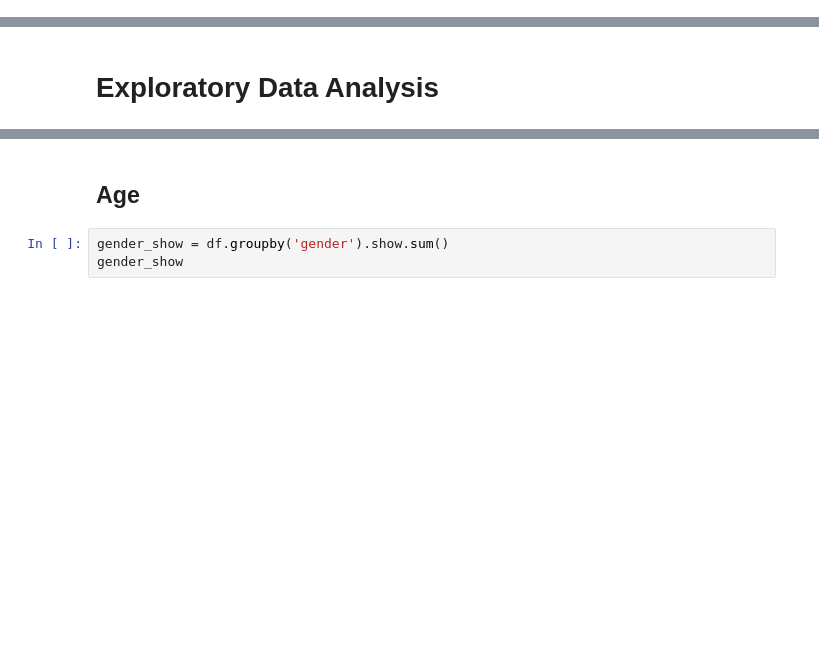
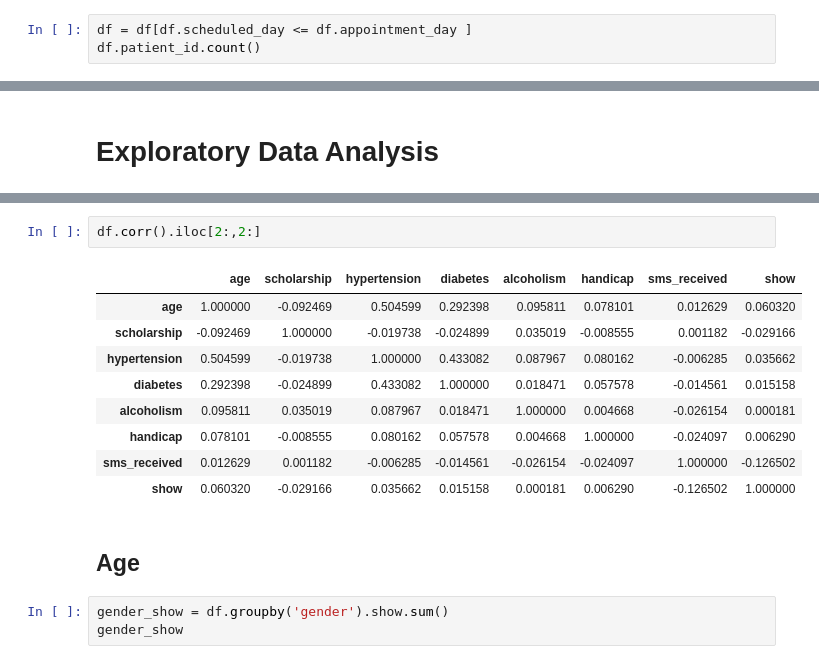
Before and after one commit to dishankkalra23/Medical-Appointment-No-Shows, a Jupyter notebook: Medical_Appointment_No_Shows.ipynb, the cells around one changed output, grey strips where cells are left out. Saved outputs shown, nothing was run; the diff lists cells and outputs as text; blank space fills up the shorter version.

```diff
--- a/Medical_Appointment_No_Shows.ipynb
+++ b/Medical_Appointment_No_Shows.ipynb
@@ -236,0 +259,3 @@ got_sms/total_patients
+# %%
+df = df[df.scheduled_day <= df.appointment_day ]
+df.patient_id.count()
@@ -274,3 +285,15 @@ df.sample()
+# %%
+df.corr().iloc[2:,2:]
+# %% [output]
+|  | age | scholarship | hypertension | diabetes | alcoholism | handicap | sms_received | show |
+| age | 1.000000 | -0.092469 | 0.504599 | 0.292398 | 0.095811 | 0.078101 | 0.012629 | 0.060320 |
+| scholarship | -0.092469 | 1.000000 | -0.019738 | -0.024899 | 0.035019 | -0.008555 | 0.001182 | -0.029166 |
+| hypertension | 0.504599 | -0.019738 | 1.000000 | 0.433082 | 0.087967 | 0.080162 | -0.006285 | 0.035662 |
+| diabetes | 0.292398 | -0.024899 | 0.433082 | 1.000000 | 0.018471 | 0.057578 | -0.014561 | 0.015158 |
+| alcoholism | 0.095811 | 0.035019 | 0.087967 | 0.018471 | 1.000000 | 0.004668 | -0.026154 | 0.000181 |
+| handicap | 0.078101 | -0.008555 | 0.080162 | 0.057578 | 0.004668 | 1.000000 | -0.024097 | 0.006290 |
+| sms_received | 0.012629 | 0.001182 | -0.006285 | -0.014561 | -0.026154 | -0.024097 | 1.000000 | -0.126502 |
+| show | 0.060320 | -0.029166 | 0.035662 | 0.015158 | 0.000181 | 0.006290 | -0.126502 | 1.000000 |
 # %% [markdown]
 ## Age
 # %%
```
Also changed, not shown: parts of 12 cells of this notebook.
